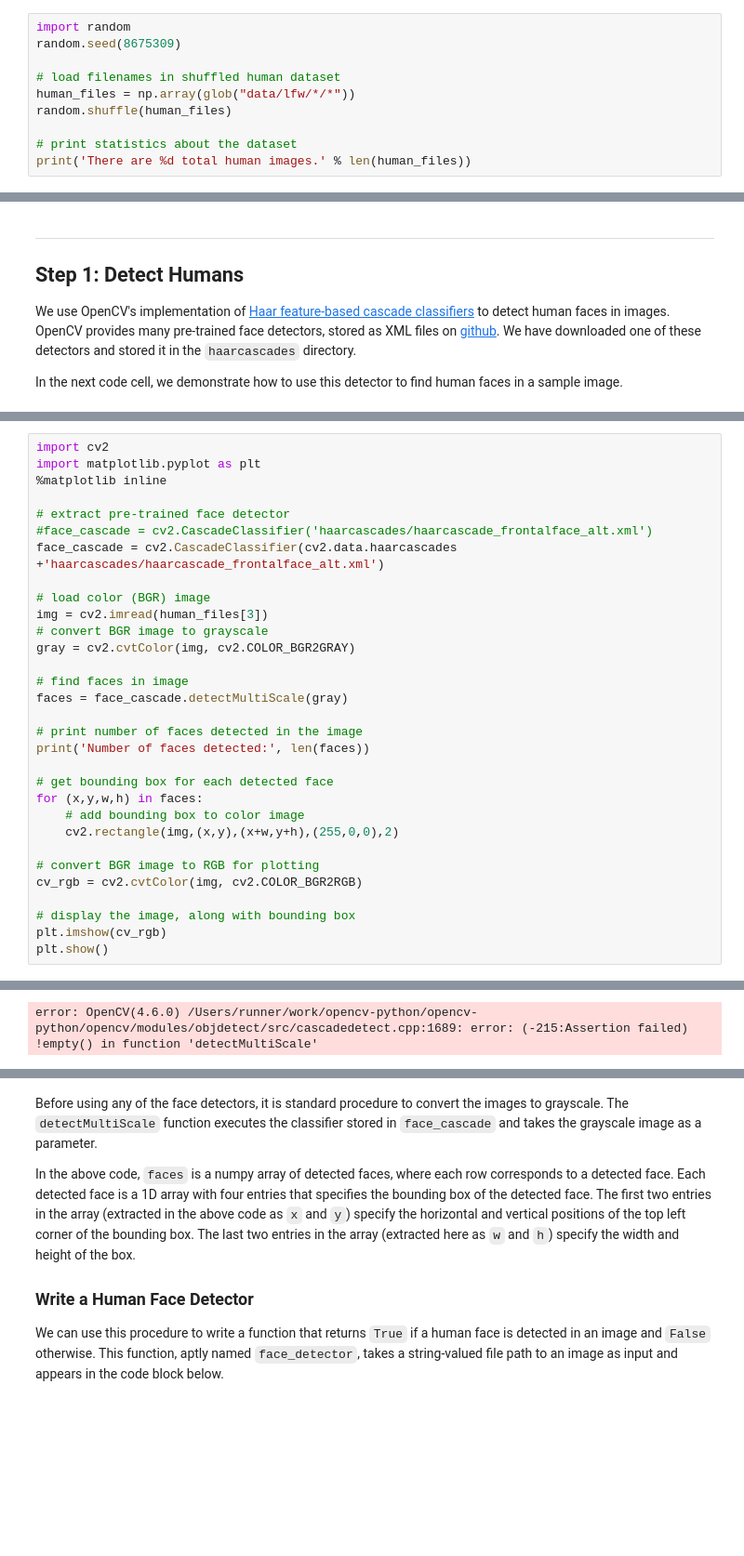
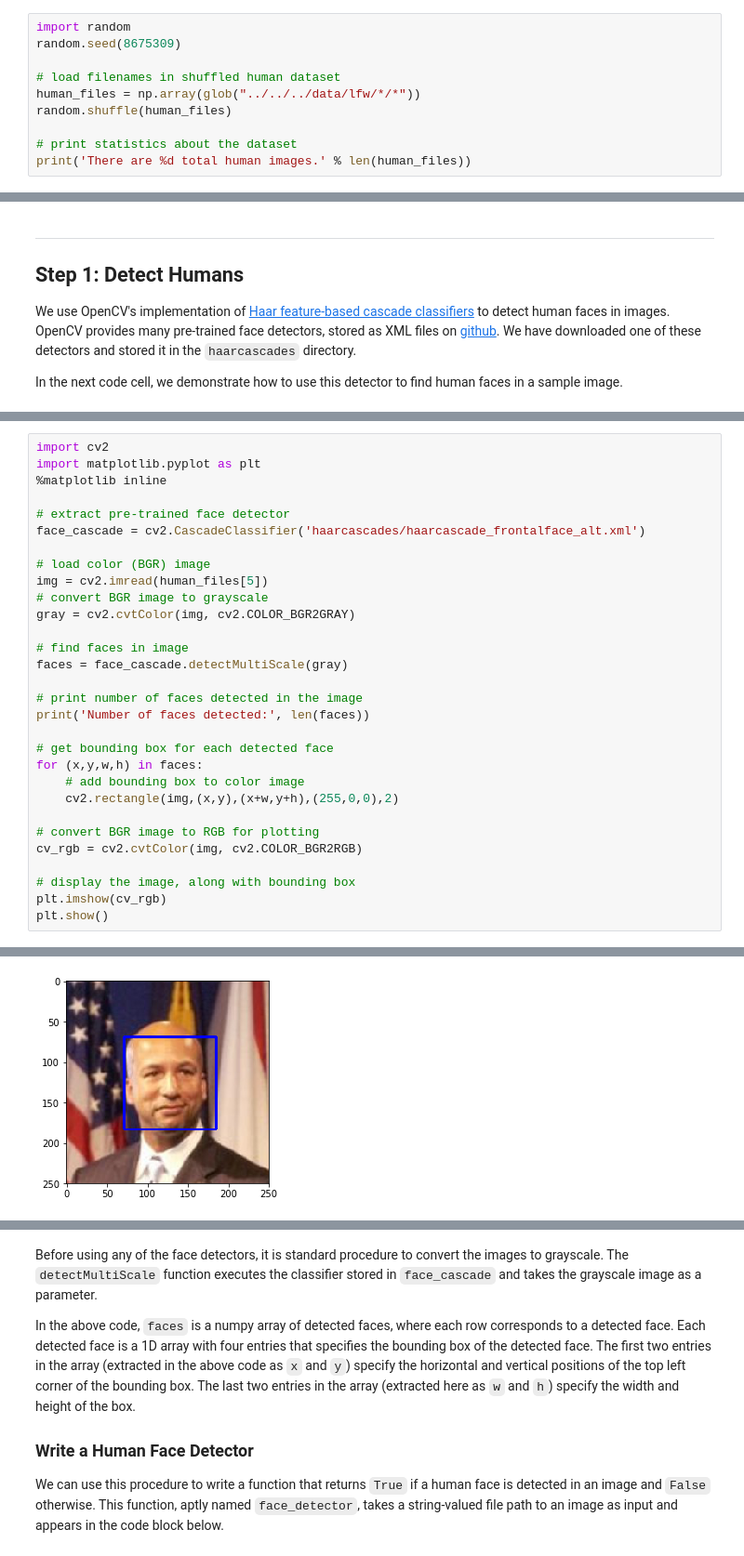
Before and after one commit to SoniaFYLin/Dog-Breed-Classifier-using-CNN, a Jupyter notebook: dog_app.ipynb, the cells around one changed output, grey strips where cells are left out. Shown at 93% size. Cells and saved outputs as stored; diff of their text form; blank space fills up the shorter version.

```diff
--- a/dog_app.ipynb
+++ b/dog_app.ipynb
@@ -99,7 +100,7 @@ import random
 random.seed(8675309)
 
 # load filenames in shuffled human dataset
-human_files = np.array(glob("data/lfw/*/*"))
+human_files = np.array(glob("../../../data/lfw/*/*"))
 random.shuffle(human_files)
 
 # print statistics about the dataset
@@ -153,11 +121,10 @@ import matplotlib.pyplot as plt
 %matplotlib inline
 
 # extract pre-trained face detector
-#face_cascade = cv2.CascadeClassifier('haarcascades/haarcascade_frontalface_alt.xml')
-face_cascade = cv2.CascadeClassifier(cv2.data.haarcascades +'haarcascades/haarcascade_frontalface_alt.xml')
+face_cascade = cv2.CascadeClassifier('haarcascades/haarcascade_frontalface_alt.xml')
 
 # load color (BGR) image
-img = cv2.imread(human_files[3])
+img = cv2.imread(human_files[5])
 # convert BGR image to grayscale
 gray = cv2.cvtColor(img, cv2.COLOR_BGR2GRAY)
 
@@ -183 +150 @@ plt.show()
-error: OpenCV(4.6.0) /Users/runner/work/opencv-python/opencv-python/opencv/modules/objdetect/src/cascadedetect.cpp:1689: error: (-215:Assertion failed) !empty() in function 'detectMultiScale'
+[figure, added]
```
Also changed, not shown: parts of 25 cells of this notebook.
